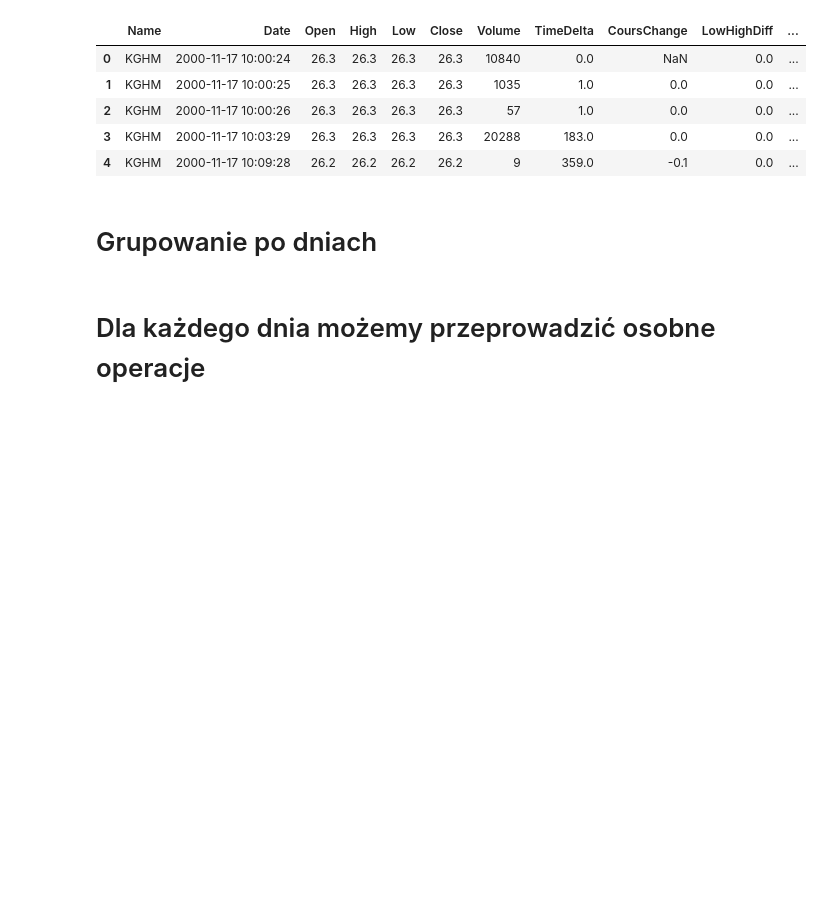
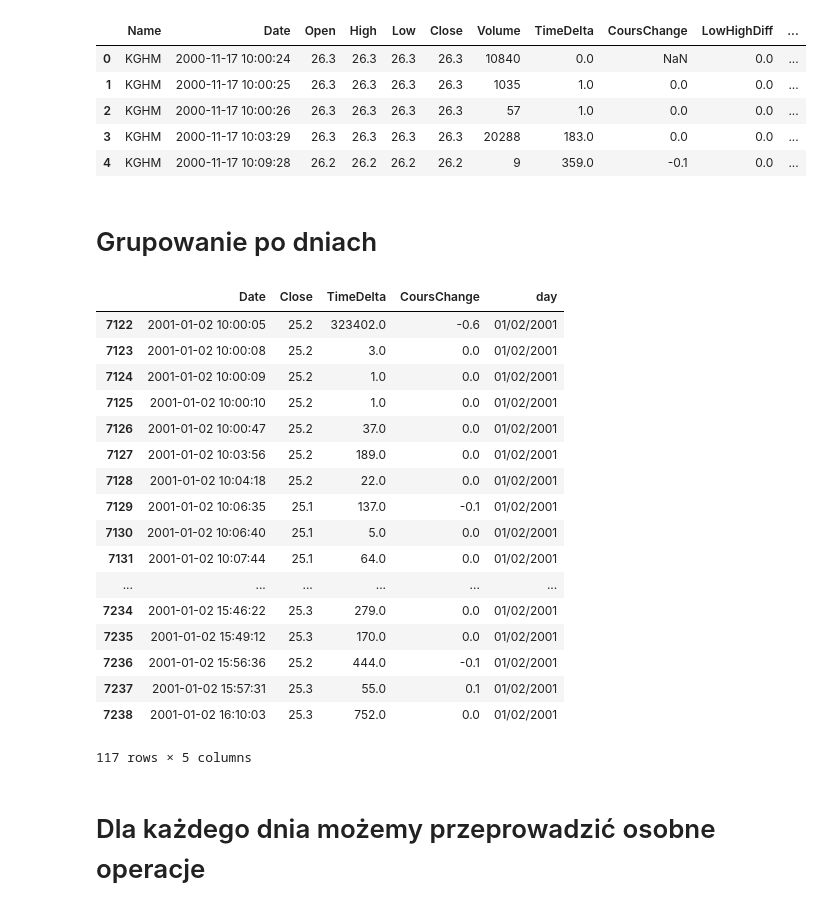
Before and after one commit to Moribund7/kghm_forecasting, a Jupyter notebook: notebooks/Prediction.ipynb, the cells around one changed output. Saved outputs shown, nothing was run; the diff lists cells and outputs as text; code cells hidden in the pictures; blank space fills up the shorter version.

```diff
--- a/notebooks/Prediction.ipynb
+++ b/notebooks/Prediction.ipynb
@@ -35,6 +38,27 @@ df_group_by_day_list=[gb.get_group(x) for x in gb.groups]
 # %%
 for i in df_group_by_day_list:
     i.reset_index
+# %%
+df_group_by_day_list[0]
+# %% [output]
+|  | Date | Close | TimeDelta | CoursChange | day |
+| 7122 | 2001-01-02 10:00:05 | 25.2 | 323402.0 | -0.6 | 01/02/2001 |
+| 7123 | 2001-01-02 10:00:08 | 25.2 | 3.0 | 0.0 | 01/02/2001 |
+| 7124 | 2001-01-02 10:00:09 | 25.2 | 1.0 | 0.0 | 01/02/2001 |
+| 7125 | 2001-01-02 10:00:10 | 25.2 | 1.0 | 0.0 | 01/02/2001 |
+| 7126 | 2001-01-02 10:00:47 | 25.2 | 37.0 | 0.0 | 01/02/2001 |
+| 7127 | 2001-01-02 10:03:56 | 25.2 | 189.0 | 0.0 | 01/02/2001 |
+| 7128 | 2001-01-02 10:04:18 | 25.2 | 22.0 | 0.0 | 01/02/2001 |
+| 7129 | 2001-01-02 10:06:35 | 25.1 | 137.0 | -0.1 | 01/02/2001 |
+| 7130 | 2001-01-02 10:06:40 | 25.1 | 5.0 | 0.0 | 01/02/2001 |
+| 7131 | 2001-01-02 10:07:44 | 25.1 | 64.0 | 0.0 | 01/02/2001 |
+| ... | ... | ... | ... | ... | ... |
+| 7234 | 2001-01-02 15:46:22 | 25.3 | 279.0 | 0.0 | 01/02/2001 |
+| 7235 | 2001-01-02 15:49:12 | 25.3 | 170.0 | 0.0 | 01/02/2001 |
+| 7236 | 2001-01-02 15:56:36 | 25.2 | 444.0 | -0.1 | 01/02/2001 |
+| 7237 | 2001-01-02 15:57:31 | 25.3 | 55.0 | 0.1 | 01/02/2001 |
+| 7238 | 2001-01-02 16:10:03 | 25.3 | 752.0 | 0.0 | 01/02/2001 |
+117 rows × 5 columns
 # %% [markdown]
 # Dla każdego dnia możemy przeprowadzić osobne operacje
 # %%
```
Also changed, not shown: parts of 24 cells of this notebook, 1 other file.
